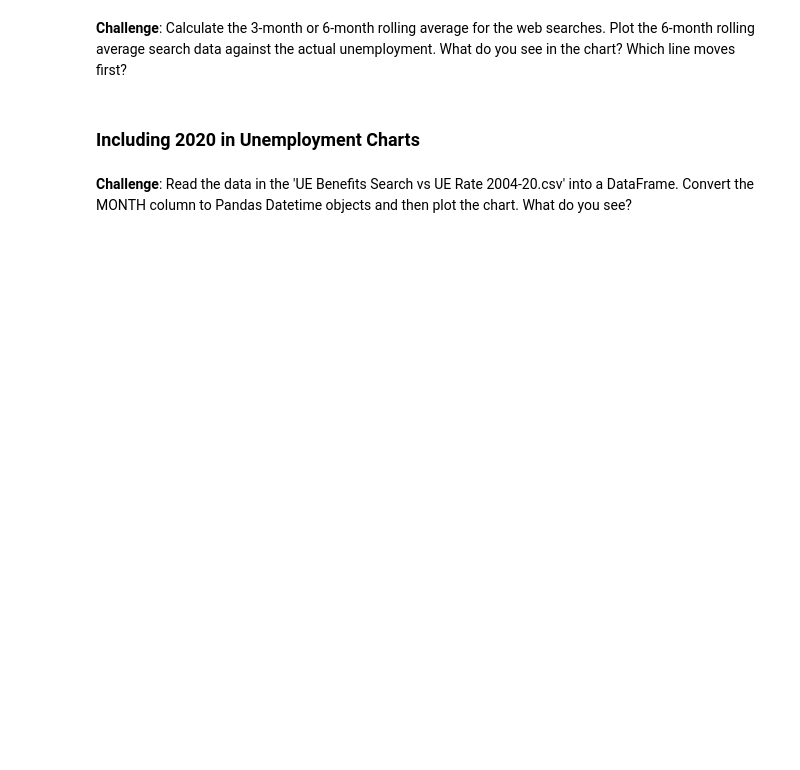
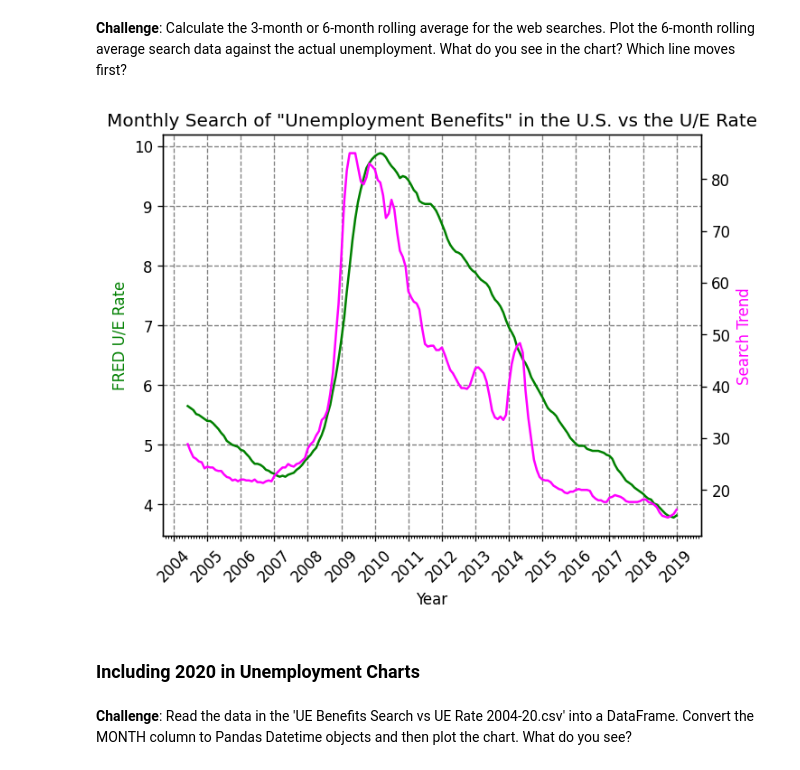
Before and after one commit to anushrinagul63/google_colab_notebooks, a Jupyter notebook: Google_Trends_and_Data_Visualization.ipynb, the cells around one changed output. Saved outputs shown, nothing was run; the diff lists cells and outputs as text; code cells hidden in the pictures; blank space fills up the shorter version.

```diff
--- a/Google_Trends_and_Data_Visualization.ipynb
+++ b/Google_Trends_and_Data_Visualization.ipynb
@@ -286,5 +317,24 @@ plt.show()
 # %% [markdown]
 **Challenge**: Calculate the 3-month or 6-month rolling average for the web searches. Plot the 6-month rolling average search data against the actual unemployment. What do you see in the chart? Which line moves first?
+# %%
+roll_df = df_unemployment[['UE_BENEFITS_WEB_SEARCH', 'UNRATE']].rolling(window=6).mean()
+plt.figure(dpi=120)
+plt.title('Monthly Search of "Unemployment Benefits" in the U.S. vs the U/E Rate')
+axis1 = plt.gca()
+axis2 = axis1.twinx()
+axis1.set_xlabel('Year')
+axis1.set_ylabel('FRED U/E Rate').set_color('g')
+axis2.set_ylabel('Search Trend').set_color('magenta')
+axis1.tick_params(axis='x', labelrotation=45)
+axis1.plot(df_unemployment.MONTH, roll_df.UNRATE, 'g')
+axis2.plot(df_unemployment.MONTH, roll_df.UE_BENEFITS_WEB_SEARCH, 'magenta')
+axis1.xaxis.set_major_locator(years)
+axis1.xaxis.set_major_formatter(years_fmt)
+axis1.xaxis.set_minor_locator(months)
+axis1.grid(color='grey', linestyle='--')
+plt.show()
+# %% [output]
+[figure, added]
 # %% [markdown]
 ### Including 2020 in Unemployment Charts
 # %% [markdown]
```
Also changed, not shown: parts of 8 cells of this notebook.
